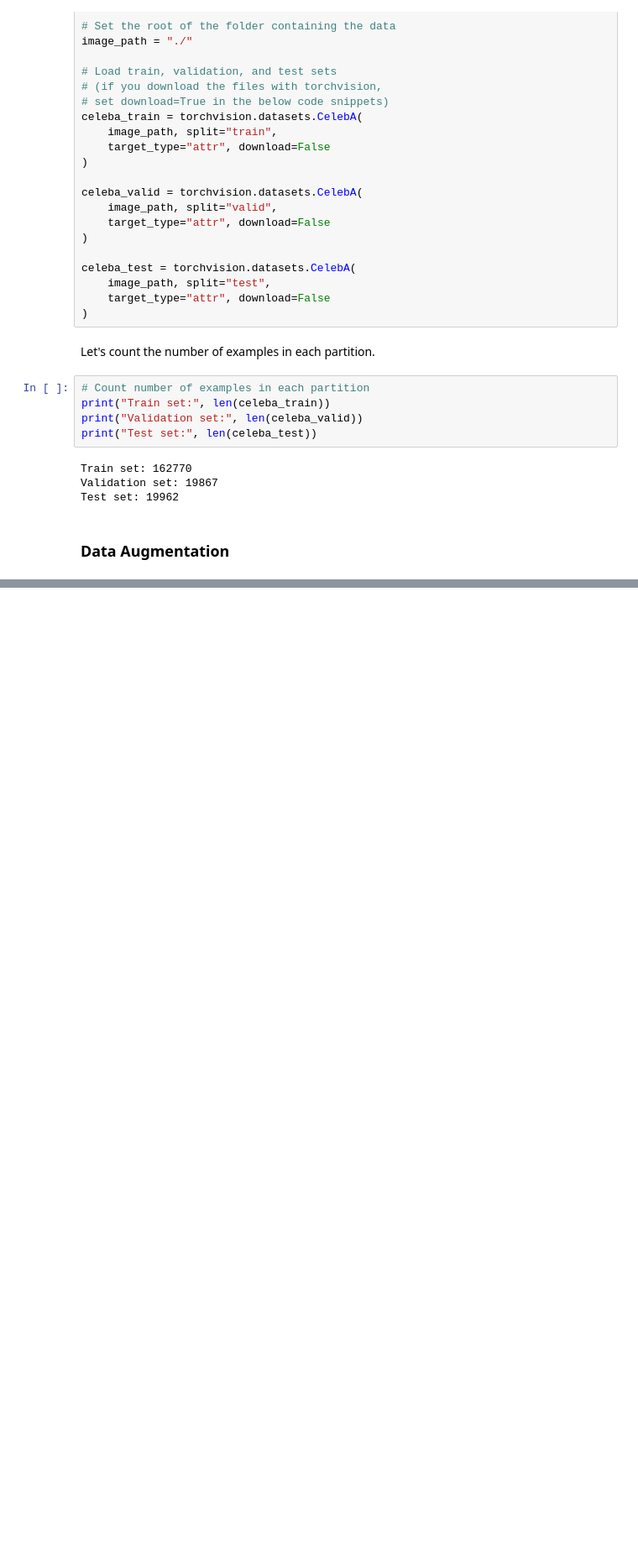
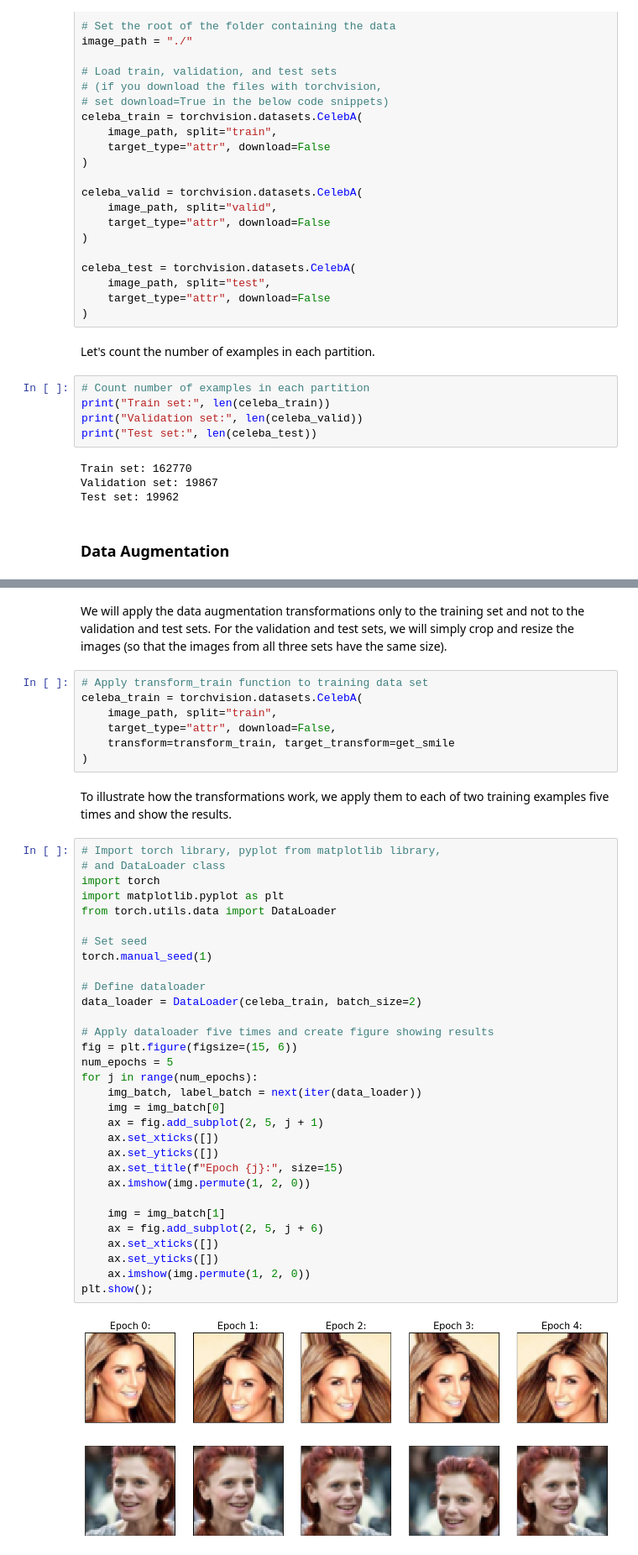
Before and after one commit to retowuest/uib-dl-2024, a Jupyter notebook: nb-3.ipynb, the cells around one changed output, grey strips where cells are left out. Shown at 84% size. Drawn from its saved outputs; the diff is of its cells as text; blank space fills up the shorter version.

```diff
--- a/nb-3.ipynb
+++ b/nb-3.ipynb
@@ -72,0 +88,44 @@ Data augmentation summarizes a set of techniques we can use to deal with cases w
+# %% [markdown]
+We will apply the data augmentation transformations only to the training set and not to the validation and test sets. For the validation and test sets, we will simply crop and resize the images (so that the images from all three sets have the same size).
+# %%
+# Apply transform_train function to training data set
+celeba_train = torchvision.datasets.CelebA(
+    image_path, split="train",
+    target_type="attr", download=False,
+    transform=transform_train, target_transform=get_smile
+)
+# %% [markdown]
+To illustrate how the transformations work, we apply them to each of two training examples five times and show the results.
+# %%
+# Import torch library, pyplot from matplotlib library,
+# and DataLoader class
+import torch
+import matplotlib.pyplot as plt
+from torch.utils.data import DataLoader
+
+# Set seed
+torch.manual_seed(1)
+
+# Define dataloader
+data_loader = DataLoader(celeba_train, batch_size=2)
+
+# Apply dataloader five times and create figure showing results
+fig = plt.figure(figsize=(15, 6))
+num_epochs = 5
+for j in range(num_epochs):
+    img_batch, label_batch = next(iter(data_loader))
+    img = img_batch[0]
+    ax = fig.add_subplot(2, 5, j + 1)
+    ax.set_xticks([])
+    ax.set_yticks([])
+    ax.set_title(f"Epoch {j}:", size=15)
+    ax.imshow(img.permute(1, 2, 0))
+
+    img = img_batch[1]
+    ax = fig.add_subplot(2, 5, j + 6)
+    ax.set_xticks([])
+    ax.set_yticks([])
+    ax.imshow(img.permute(1, 2, 0))
+plt.show();
+# %% [output]
+[figure, added]
```
Also changed, not shown: parts of 27 cells of this notebook.
